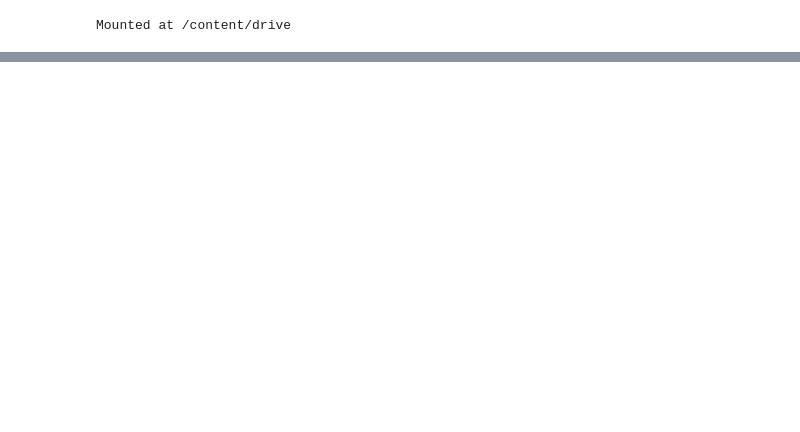
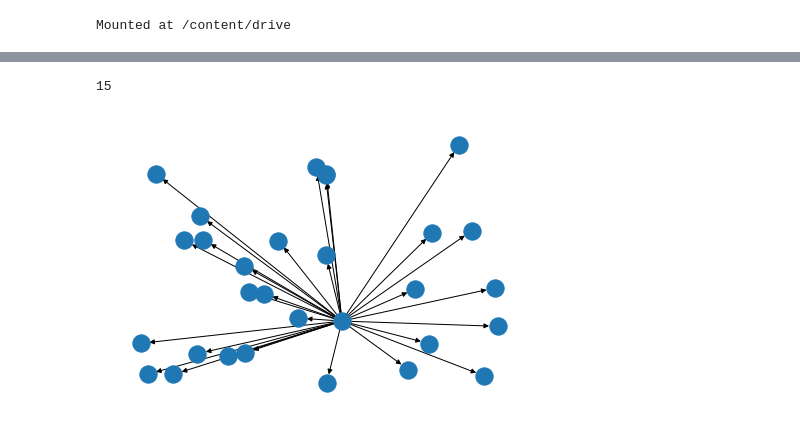
Before and after one commit to ENEE439d-TEXTML/TextML, a Jupyter notebook: data2_citation_template.ipynb, the cells around one changed output, grey strips where cells are left out. Drawn from its saved outputs; the diff is of its cells as text; code cells hidden in the pictures; blank space fills up the shorter version.

```diff
--- a/data2_citation_template.ipynb
+++ b/data2_citation_template.ipynb
@@ -94,0 +216,3 @@ for number in numbers:
+# %%
+import networkx as nx
+DG = nx.DiGraph(titles)
@@ -94,0 +306,11 @@ for number in numbers:
+# %%
+global_reference_num_papers_cite["downlink interference alignment"]
+# %% [output]
+15
+# %%
+import matplotlib.pyplot as plt
+plt.clf
+nx.draw_random(DG, with_labels=False)
+plt.savefig("filename2.png")
+# %% [output]
+[figure, added]
```
Also changed, not shown: parts of 19 cells of this notebook.
